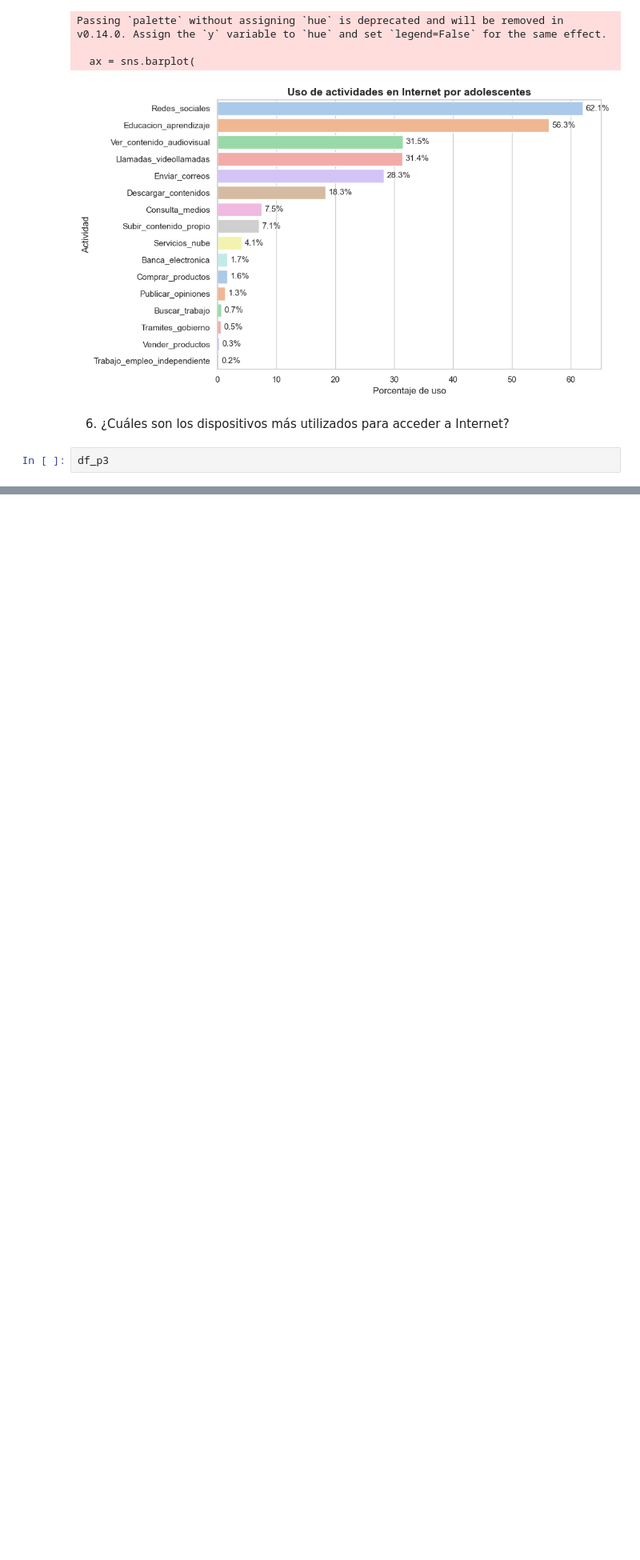
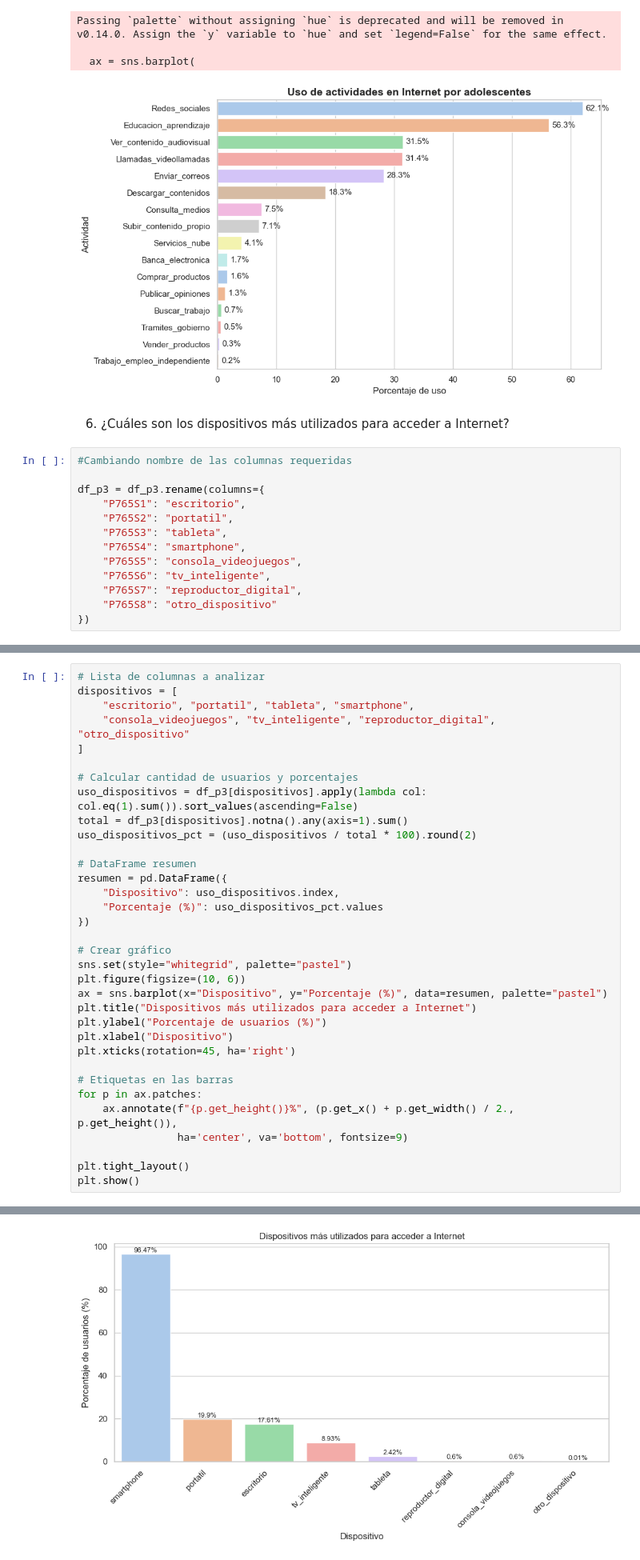
Before and after one commit to Alejagc0217/bc_brechadigitalcolombia, a Jupyter notebook: preguntas_proyecto.ipynb, the cells around one changed output, grey strips where cells are left out. Shown at 80% size. Drawn from its saved outputs; the diff is of its cells as text; blank space fills up the shorter version.

```diff
--- a/preguntas_proyecto.ipynb
+++ b/preguntas_proyecto.ipynb
@@ -1371,4 +1371,15 @@ Passing `palette` without assigning `hue` is deprecated and will be removed in v
 # %% [markdown]
 6. ¿Cuáles son los dispositivos más utilizados para acceder a Internet?
 # %%
-df_p3
+#Cambiando nombre de las columnas requeridas
+
+df_p3 = df_p3.rename(columns={
+    "P765S1": "escritorio",
+    "P765S2": "portatil",
+    "P765S3": "tableta",
+    "P765S4": "smartphone",
+    "P765S5": "consola_videojuegos",
+    "P765S6": "tv_inteligente",
+    "P765S7": "reproductor_digital",
+    "P765S8": "otro_dispositivo"
+})
@@ -1388,0 +1409,35 @@ df_p3
+# %%
+# Lista de columnas a analizar
+dispositivos = [
+    "escritorio", "portatil", "tableta", "smartphone",
+    "consola_videojuegos", "tv_inteligente", "reproductor_digital", "otro_dispositivo"
+]
+
+# Calcular cantidad de usuarios y porcentajes
+uso_dispositivos = df_p3[dispositivos].apply(lambda col: col.eq(1).sum()).sort_values(ascending=False)
+total = df_p3[dispositivos].notna().any(axis=1).sum()
+uso_dispositivos_pct = (uso_dispositivos / total * 100).round(2)
+
+# DataFrame resumen
+resumen = pd.DataFrame({
+    "Dispositivo": uso_dispositivos.index,
+    "Porcentaje (%)": uso_dispositivos_pct.values
+})
+
+# Crear gráfico
+sns.set(style="whitegrid", palette="pastel")
+plt.figure(figsize=(10, 6))
+ax = sns.barplot(x="Dispositivo", y="Porcentaje (%)", data=resumen, palette="pastel")
+plt.title("Dispositivos más utilizados para acceder a Internet")
+plt.ylabel("Porcentaje de usuarios (%)")
+plt.xlabel("Dispositivo")
+plt.xticks(rotation=45, ha='right')
+
+# Etiquetas en las barras
+for p in ax.patches:
+    ax.annotate(f"{p.get_height()}%", (p.get_x() + p.get_width() / 2., p.get_height()),
+                ha='center', va='bottom', fontsize=9)
+
+plt.tight_layout()
+plt.show()
+# %% [output]
@@ -1388,0 +1447 @@ df_p3
+[figure, added]
```
Also changed, not shown: parts of 8 cells of this notebook.
